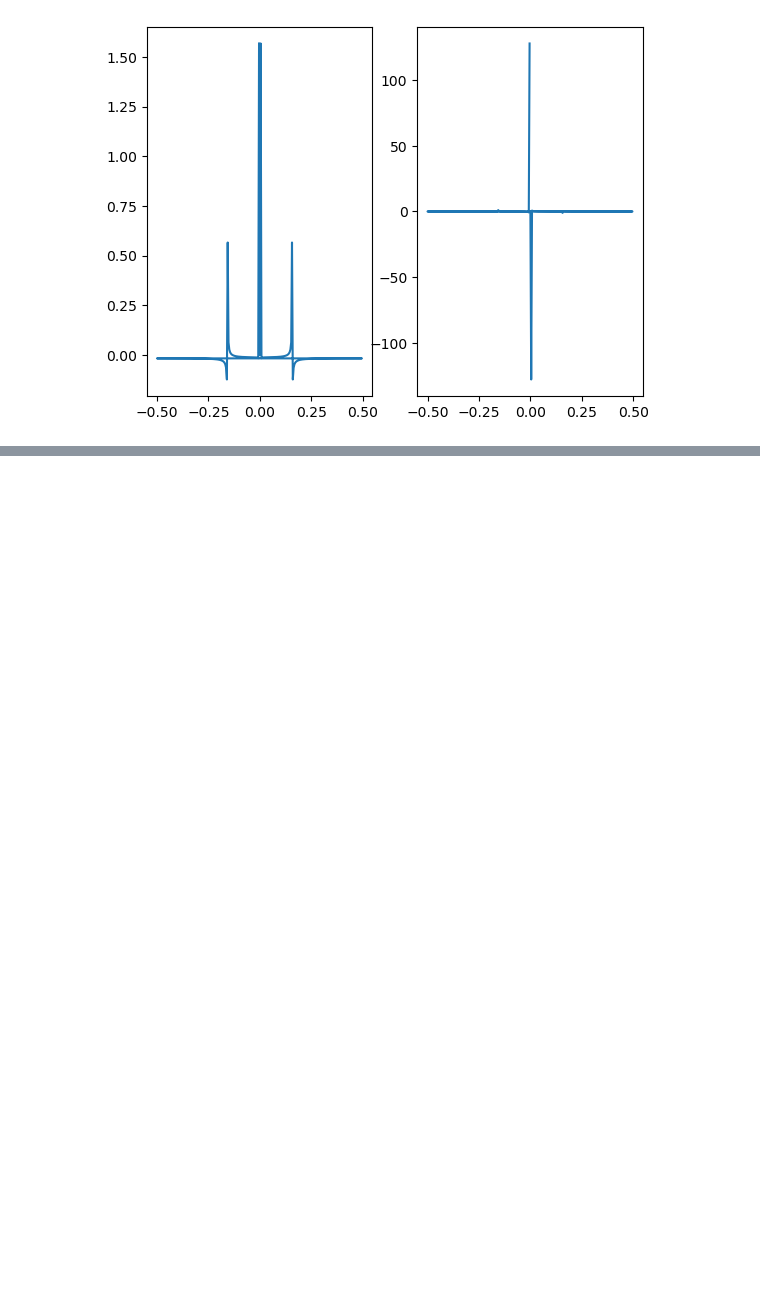
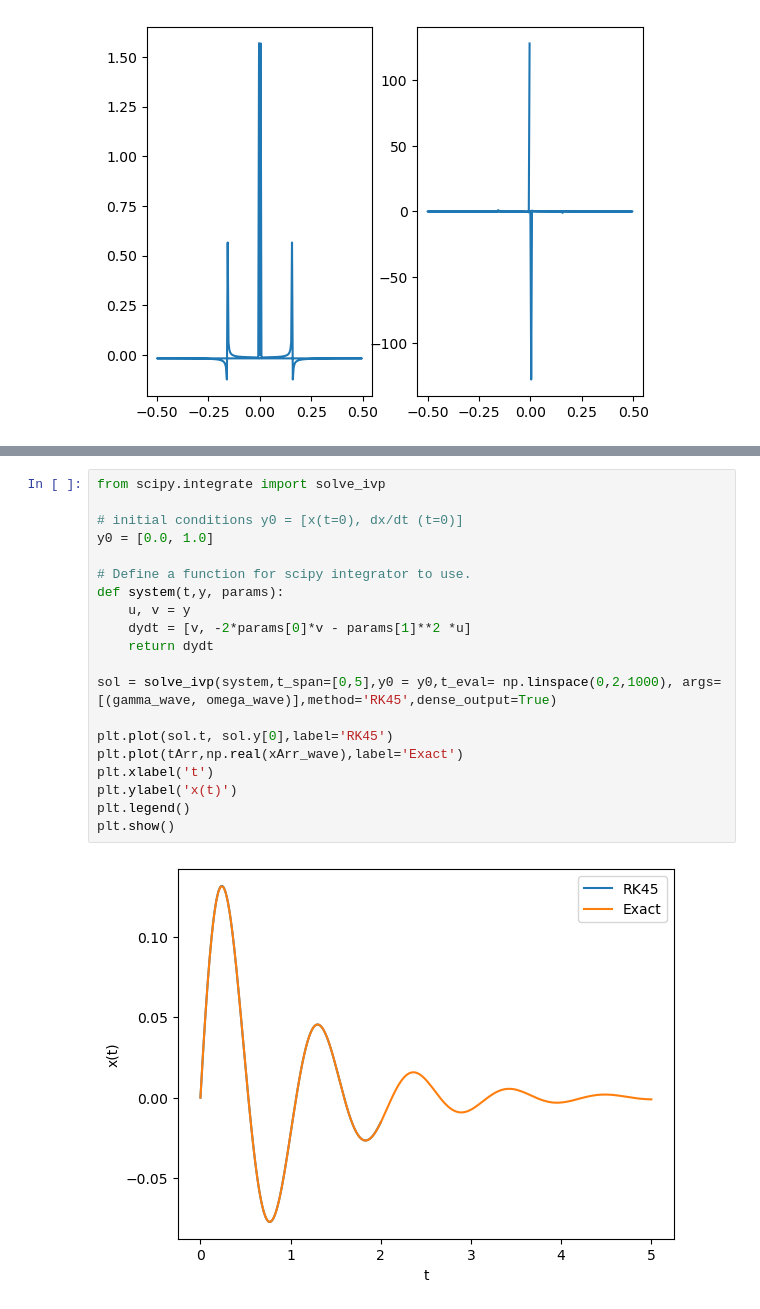
Before and after one commit to ascsn/online-guides, a Jupyter notebook: Math/Complex Numbers - Daniel.ipynb, the cells around one changed output, grey strips where cells are left out. Drawn from its saved outputs; the diff is of its cells as text; blank space fills up the shorter version.

```diff
--- a/Math/Complex Numbers - Daniel.ipynb
+++ b/Math/Complex Numbers - Daniel.ipynb
@@ -109,0 +193,22 @@ ax[1].plot(freq,np.imag(fftEval))
+# %%
+from scipy.integrate import solve_ivp
+
+# initial conditions y0 = [x(t=0), dx/dt (t=0)]
+y0 = [0.0, 1.0]
+
+# Define a function for scipy integrator to use.
+def system(t,y, params):
+    u, v = y
+    dydt = [v, -2*params[0]*v - params[1]**2 *u]
+    return dydt
+
+sol = solve_ivp(system,t_span=[0,5],y0 = y0,t_eval= np.linspace(0,2,1000), args=[(gamma_wave, omega_wave)],method='RK45',dense_output=True)
+
+plt.plot(sol.t, sol.y[0],label='RK45')
+plt.plot(tArr,np.real(xArr_wave),label='Exact')
+plt.xlabel('t')
+plt.ylabel('x(t)')
+plt.legend()
+plt.show()
+# %% [output]
+[figure, added]
```
Also changed, not shown: parts of 3 cells of this notebook.
